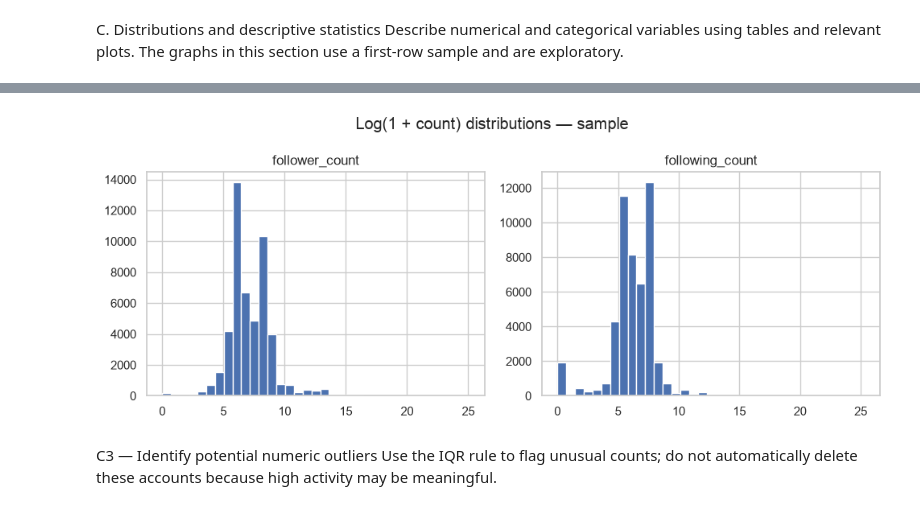
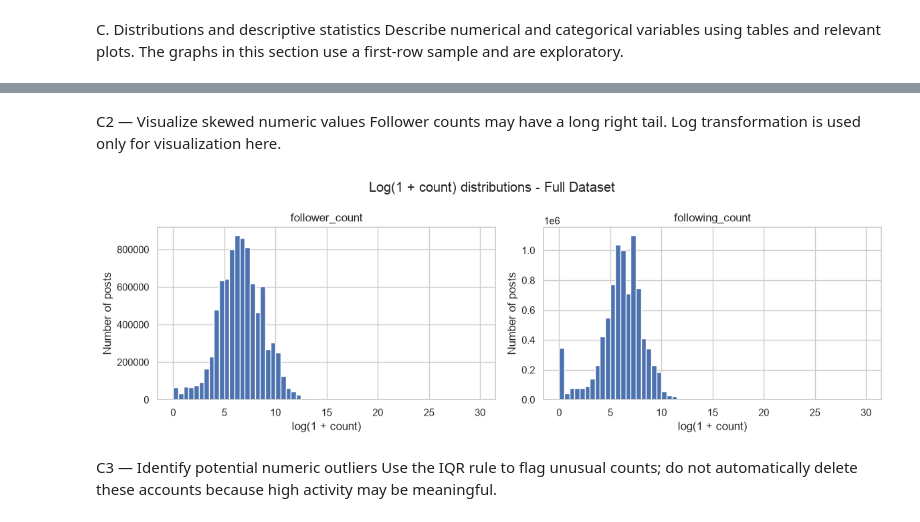
Before and after one commit to OsamaAawad/Data-Mining-Project-, a Jupyter notebook: notebooks/01_dataUnderstanding.ipynb, the cells around one changed output, grey strips where cells are left out. Saved outputs shown, nothing was run; the diff lists cells and outputs as text; code cells hidden in the pictures.

```diff
--- a/notebooks/01_dataUnderstanding.ipynb
+++ b/notebooks/01_dataUnderstanding.ipynb
@@ -273,10 +665,78 @@ Follower counts may have a long right tail. Log transformation is used only for
+# %% [markdown]
+C2 — Visualize skewed numeric values
+Follower counts may have a long right tail. Log transformation is used only for visualization here.
 # %%
-numeric.clip(lower=0).apply(np.log1p).hist(bins=35, figsize=(10, 4))
-plt.suptitle("Log(1 + count) distributions — sample")
+
+import numpy as np
+import pandas as pd
+import matplotlib.pyplot as plt
+
+# C2 - Full dataset numerical distributions
+
+numeric_columns = [
+    "follower_count",
+    "following_count"
+]
+
+CHUNK_SIZE = 100_000
+BINS = np.linspace(0, 30, 61)
+
+# Store histogram frequencies
+hist_counts = {
+    col: np.zeros(len(BINS) - 1, dtype=np.int64)
+    for col in numeric_columns
+}
+
+# Read the entire dataset in chunks
+for chunk in pd.read_csv(
+    DATA_PATH,
+    usecols=numeric_columns,
+    dtype="string",
+    chunksize=CHUNK_SIZE
+):
+
+    for col in numeric_columns:
+
+        # Convert values to numeric
+        values = pd.to_numeric(
+            chunk[col], errors="coerce"
+        )
+
+        # Remove missing, invalid, and negative values
+        values = values[
+            np.isfinite(values) & (values >= 0)
+        ]
+
+        # Apply log(1 + x)
+        log_values = np.log1p(values.to_numpy(dtype=float))
+
+        # Count values in histogram bins
+        counts, _ = np.histogram(log_values, bins=BINS)
+
+        hist_counts[col] += counts
+
+# Plot full dataset histograms
+fig, axes = plt.subplots(1, 2, figsize=(12, 4))
+
+for ax, col in zip(axes, numeric_columns):
+
+    ax.bar(
+        BINS[:-1],
+        hist_counts[col],
+        width=np.diff(BINS),
+        align="edge",
+        edgecolor="white"
+    )
+
+    ax.set_title(col)
+    ax.set_xlabel("log(1 + count)")
+    ax.set_ylabel("Number of posts")
+
+plt.suptitle("Log(1 + count) distributions - Full Dataset")
 plt.tight_layout()
 plt.show()
 # %% [output]
-[figure, old version]
+[figure, new version]
 # %% [markdown]
 C3 — Identify potential numeric outliers
 Use the IQR rule to flag unusual counts; do not automatically delete these accounts because high activity may be meaningful.
```
Also changed, not shown: parts of 41 cells of this notebook, 3 other files.
